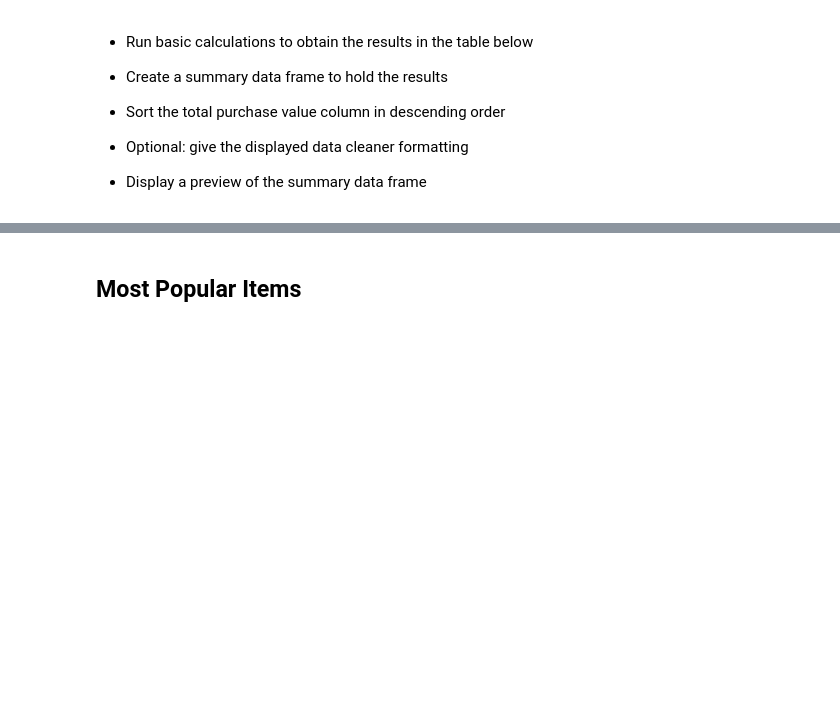
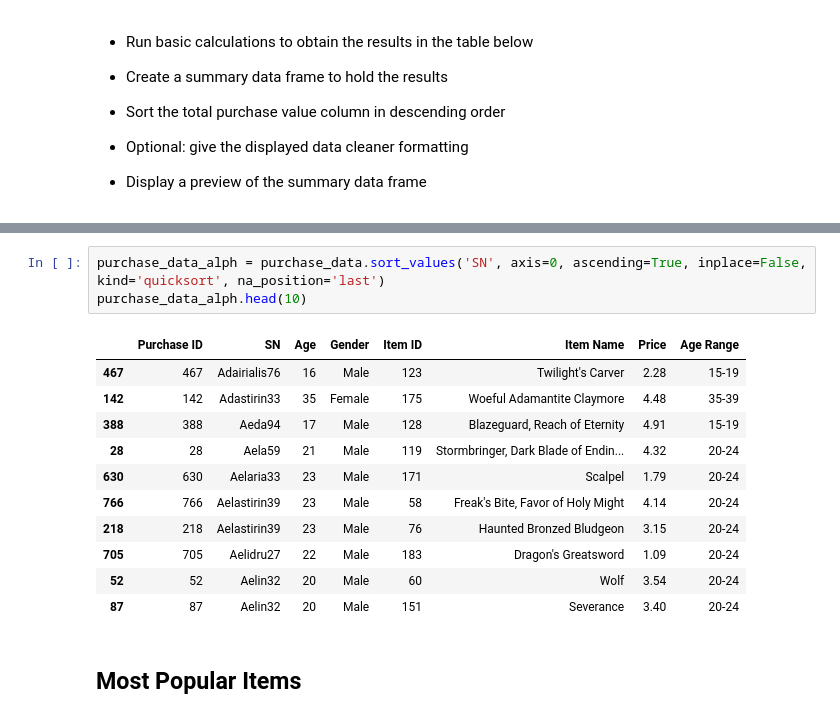
Before and after one commit to JustinCoulter/Exploring_Pandas, a Jupyter notebook: Heroes_Of_Pymoli/HeroesOfPymoli_starter.ipynb, the cells around one changed output, grey strips where cells are left out. Cells and saved outputs as stored; diff of their text form; blank space fills up the shorter version.

```diff
--- a/Heroes_Of_Pymoli/HeroesOfPymoli_starter.ipynb
+++ b/Heroes_Of_Pymoli/HeroesOfPymoli_starter.ipynb
@@ -418,3 +516,18 @@ purchasing_analysis
+# %%
+purchase_data_alph = purchase_data.sort_values('SN', axis=0, ascending=True, inplace=False, kind='quicksort', na_position='last')
+purchase_data_alph.head(10)
+# %% [output]
+|  | Purchase ID | SN | Age | Gender | Item ID | Item Name | Price | Age Range |
+| 467 | 467 | Adairialis76 | 16 | Male | 123 | Twilight's Carver | 2.28 | 15-19 |
+| 142 | 142 | Adastirin33 | 35 | Female | 175 | Woeful Adamantite Claymore | 4.48 | 35-39 |
+| 388 | 388 | Aeda94 | 17 | Male | 128 | Blazeguard, Reach of Eternity | 4.91 | 15-19 |
+| 28 | 28 | Aela59 | 21 | Male | 119 | Stormbringer, Dark Blade of Endin... | 4.32 | 20-24 |
+| 630 | 630 | Aelaria33 | 23 | Male | 171 | Scalpel | 1.79 | 20-24 |
+| 766 | 766 | Aelastirin39 | 23 | Male | 58 | Freak's Bite, Favor of Holy Might | 4.14 | 20-24 |
+| 218 | 218 | Aelastirin39 | 23 | Male | 76 | Haunted Bronzed Bludgeon | 3.15 | 20-24 |
+| 705 | 705 | Aelidru27 | 22 | Male | 183 | Dragon's Greatsword | 1.09 | 20-24 |
+| 52 | 52 | Aelin32 | 20 | Male | 60 | Wolf | 3.54 | 20-24 |
+| 87 | 87 | Aelin32 | 20 | Male | 151 | Severance | 3.40 | 20-24 |
 # %% [markdown]
 ## Most Popular Items
 # %% [markdown]
```
Also changed, not shown: parts of 7 cells of this notebook, 1 other file.
